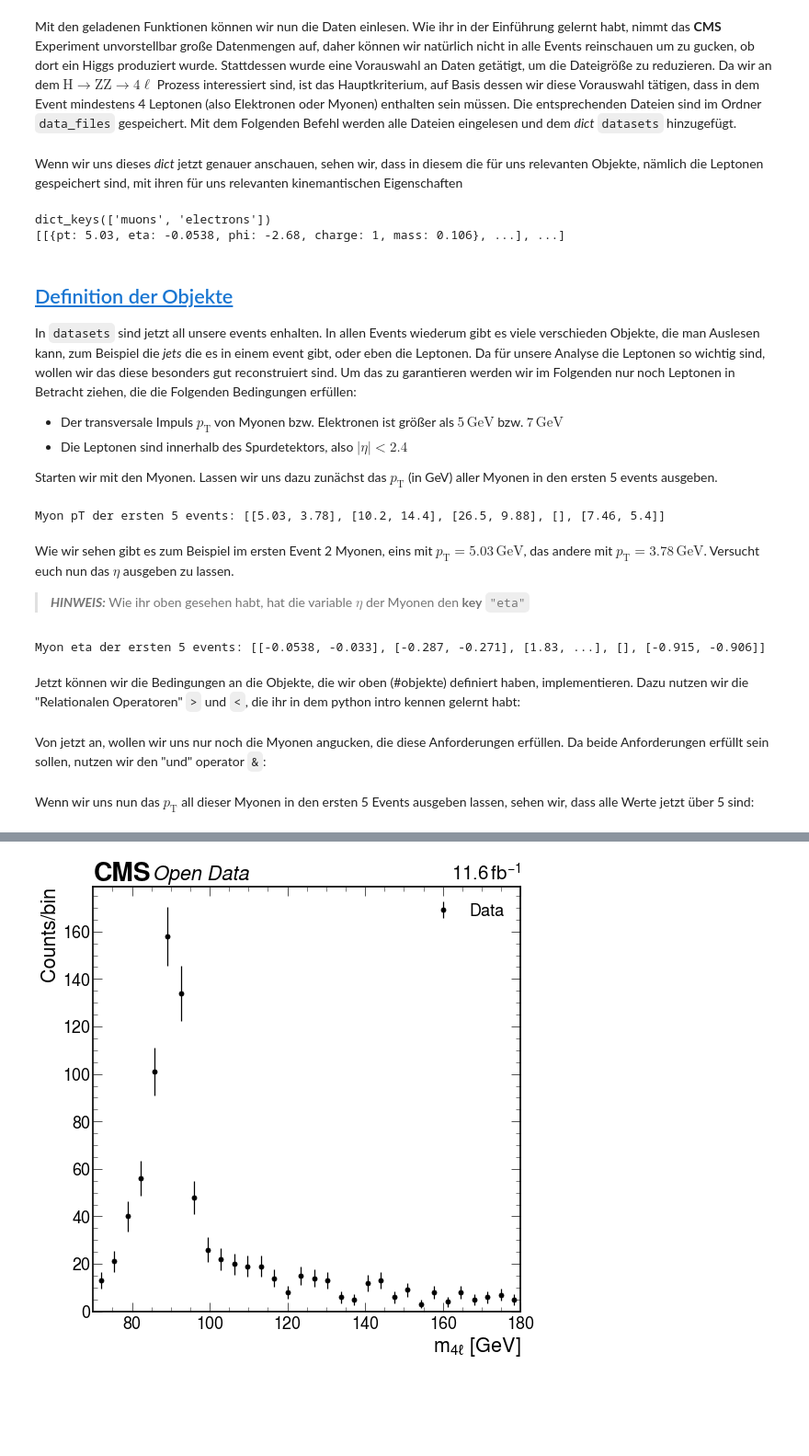
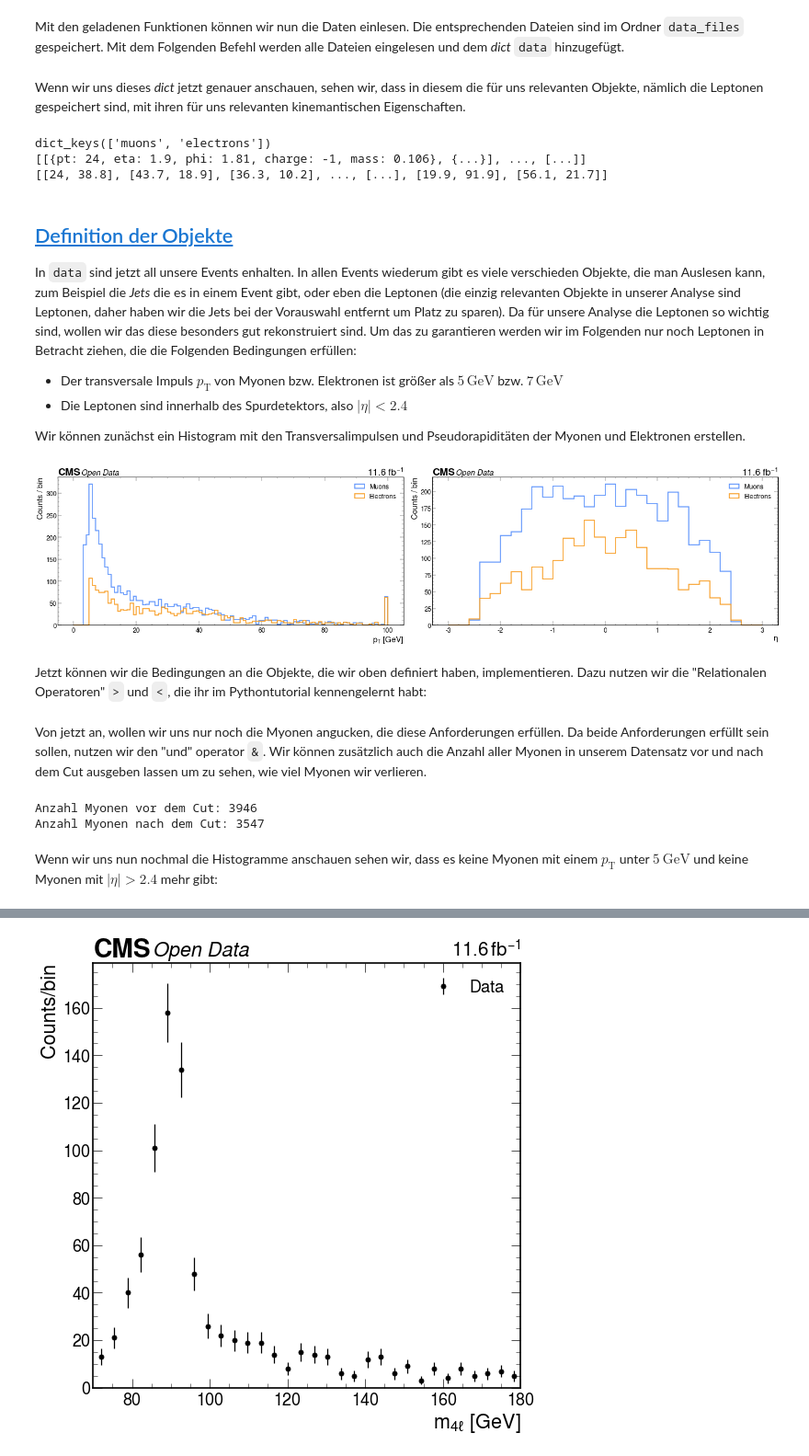
Before and after one commit to guanfacin24/projekttage-HTo4L, a Jupyter notebook: analysis.ipynb, the cells around one changed output, grey strips where cells are left out. Shown at 92% size. Saved outputs shown, nothing was run; the diff lists cells and outputs as text; code cells hidden in the pictures; blank space fills up the shorter version.

```diff
--- a/analysis.ipynb
+++ b/analysis.ipynb
@@ -35,50 +75,50 @@ mplhep.style.use("CMS")
 # %% [markdown]
-Mit den geladenen Funktionen können wir nun die Daten einlesen. Wie ihr in der Einführung gelernt habt, nimmt das **CMS** Experiment unvorstellbar große Datenmengen auf, daher können wir natürlich nicht in alle Events reinschauen um zu gucken, ob dort ein Higgs produziert wurde. Stattdessen wurde eine Vorauswahl an Daten getätigt, um die Dateigröße zu reduzieren. Da wir an dem $\text{H}\to\text{ZZ}\to4\ell$ Prozess interessiert sind, ist das Hauptkriterium, auf Basis dessen wir diese Vorauswahl tätigen, dass in dem Event mindestens 4 Leptonen (also Elektronen oder Myonen) enthalten sein müssen.
-Die entsprechenden Dateien sind im Ordner `data_files` gespeichert. Mit dem Folgenden Befehl werden alle Dateien eingelesen und dem *dict* `datasets` hinzugefügt.
+Mit den geladenen Funktionen können wir nun die Daten einlesen. Die entsprechenden Dateien sind im Ordner `data_files` gespeichert. Mit dem Folgenden Befehl werden alle Dateien eingelesen und dem *dict* `data` hinzugefügt.
 # %%
 data = load_data("data_files")
 # %% [markdown]
-Wenn wir uns dieses *dict* jetzt genauer anschauen, sehen wir, dass in diesem die für uns relevanten Objekte, nämlich die Leptonen gespeichert sind, mit ihren für uns relevanten kinemantischen Eigenschaften
+Wenn wir uns dieses *dict* jetzt genauer anschauen, sehen wir, dass in diesem die für uns relevanten Objekte, nämlich die Leptonen gespeichert sind, mit ihren für uns relevanten kinemantischen Eigenschaften.
 # %%
 print(data.keys())
 print(data["muons"])
+print(data["muons"]["pt"])
 # %% [output]
 dict_keys(['muons', 'electrons'])
-[[{pt: 5.03, eta: -0.0538, phi: -2.68, charge: 1, mass: 0.106}, ...], ...]
+[[{pt: 24, eta: 1.9, phi: 1.81, charge: -1, mass: 0.106}, {...}], ..., [...]]
+[[24, 38.8], [43.7, 18.9], [36.3, 10.2], ..., [...], [19.9, 91.9], [56.1, 21.7]]
 # %% [markdown]
 <a name="objekte"></a>
 ## [Definition der Objekte](#überblick)
 
-In `datasets` sind jetzt all unsere events enhalten. In allen Events wiederum gibt es viele verschieden Objekte, die man Auslesen kann, zum Beispiel die *jets* die es in einem event gibt, oder eben die Leptonen. Da für unsere Analyse die Leptonen so wichtig sind, wollen wir das diese besonders gut reconstruiert sind. Um das zu garantieren werden wir im Folgenden nur noch Leptonen in Betracht ziehen, die die Folgenden Bedingungen erfüllen:
+In `data` sind jetzt all unsere Events enhalten. In allen Events wiederum gibt es viele verschieden Objekte, die man Auslesen kann, zum Beispiel die *Jets* die es in einem Event gibt, oder eben die Leptonen (die einzig relevanten Objekte in unserer Analyse sind Leptonen, daher haben wir die Jets bei der Vorauswahl entfernt um Platz zu sparen). Da für unsere Analyse die Leptonen so wichtig sind, wollen wir das diese besonders gut rekonstruiert sind. Um das zu garantieren werden wir im Folgenden nur noch Leptonen in Betracht ziehen, die die Folgenden Bedingungen erfüllen:
 
 - Der transversale Impuls $p_\text{T}$ von Myonen bzw. Elektronen ist größer als $5\,\text{GeV}$ bzw.  $7\,\text{GeV}$
 - Die Leptonen sind innerhalb des Spurdetektors, also $|\eta|<2.4$
 
-
-Starten wir mit den Myonen. Lassen wir uns dazu zunächst das $p_\text{T}$ (in GeV) aller Myonen in den ersten 5 events ausgeben.
+Wir können zunächst ein Histogram mit den Transversalimpulsen und Pseudorapiditäten der Myonen und Elektronen erstellen.
 # %%
 muons = data["muons"]
-print("Myon pT der ersten 5 events:", muons["pt"][:5])
+electrons = data["electrons"]
+
+plot_kinematics(muons, electrons, label = ["Muons", "Electrons"])
 # %% [output]
-Myon pT der ersten 5 events: [[5.03, 3.78], [10.2, 14.4], [26.5, 9.88], [], [7.46, 5.4]]
+[figure, added]
-# %% [markdown]
-Wie wir sehen gibt es zum Beispiel im ersten Event 2 Myonen, eins mit $p_\text{T}=5.03\,\text{GeV}$, das andere mit $p_\text{T}=3.78\,\text{GeV}$. Versucht euch nun das $\eta$ ausgeben zu lassen.
-
-> **_HINWEIS:_** Wie ihr oben gesehen habt, hat die variable $\eta$ der Myonen den **key** `"eta"`
-# %%
-# TODO: Gebt eta der Myonen aus!
-print("Myon eta der ersten 5 events:", muons["eta"][:5])
-# %% [output]
-Myon eta der ersten 5 events: [[-0.0538, -0.033], [-0.287, -0.271], [1.83, ...], [], [-0.915, -0.906]]
 # %% [markdown]
-Jetzt können wir die Bedingungen an die Objekte, die wir oben (#objekte) definiert haben, implementieren. Dazu nutzen wir die "Relationalen Operatoren"  `>`  und  `<`, die ihr in dem python intro kennen gelernt habt:
+Jetzt können wir die Bedingungen an die Objekte, die wir oben definiert haben, implementieren. Dazu nutzen wir die "Relationalen Operatoren"  `>`  und  `<`, die ihr im Pythontutorial kennengelernt habt:
 # %%
 passes_pt = (muons["pt"] > 5)
 passes_eta = abs(muons["eta"]) < 2.4
 # %% [markdown]
-Von jetzt an, wollen wir uns nur noch die Myonen angucken, die diese Anforderungen erfüllen. Da beide Anforderungen erfüllt sein sollen, nutzen wir den "und" operator `&`:
+Von jetzt an, wollen wir uns nur noch die Myonen angucken, die diese Anforderungen erfüllen. Da beide Anforderungen erfüllt sein sollen, nutzen wir den "und" operator `&`. Wir können zusätzlich auch die Anzahl aller Myonen in unserem Datensatz vor und nach dem Cut ausgeben lassen um zu sehen, wie viel Myonen wir verlieren.
 # %%
+print("Anzahl Myonen vor dem Cut:", ak.sum(ak.num(muons)))
+
 muons = muons[passes_pt & passes_eta]
+
+print("Anzahl Myonen nach dem Cut:", ak.sum(ak.num(muons)))
+# %% [output]
+Anzahl Myonen vor dem Cut: 3946
+Anzahl Myonen nach dem Cut: 3547
 # %% [markdown]
-Wenn wir uns nun das $p_\text{T}$ all dieser Myonen in den ersten 5 Events ausgeben lassen, sehen wir, dass alle Werte jetzt über 5 sind:
+Wenn wir uns nun nochmal die Histogramme anschauen sehen wir, dass es keine Myonen mit einem $p_\text{T}$ unter $5 \ \text{GeV}$ und keine Myonen mit $|\eta| > 2.4$ mehr gibt:
 # %%
```
Also changed, not shown: parts of 8 cells of this notebook.
